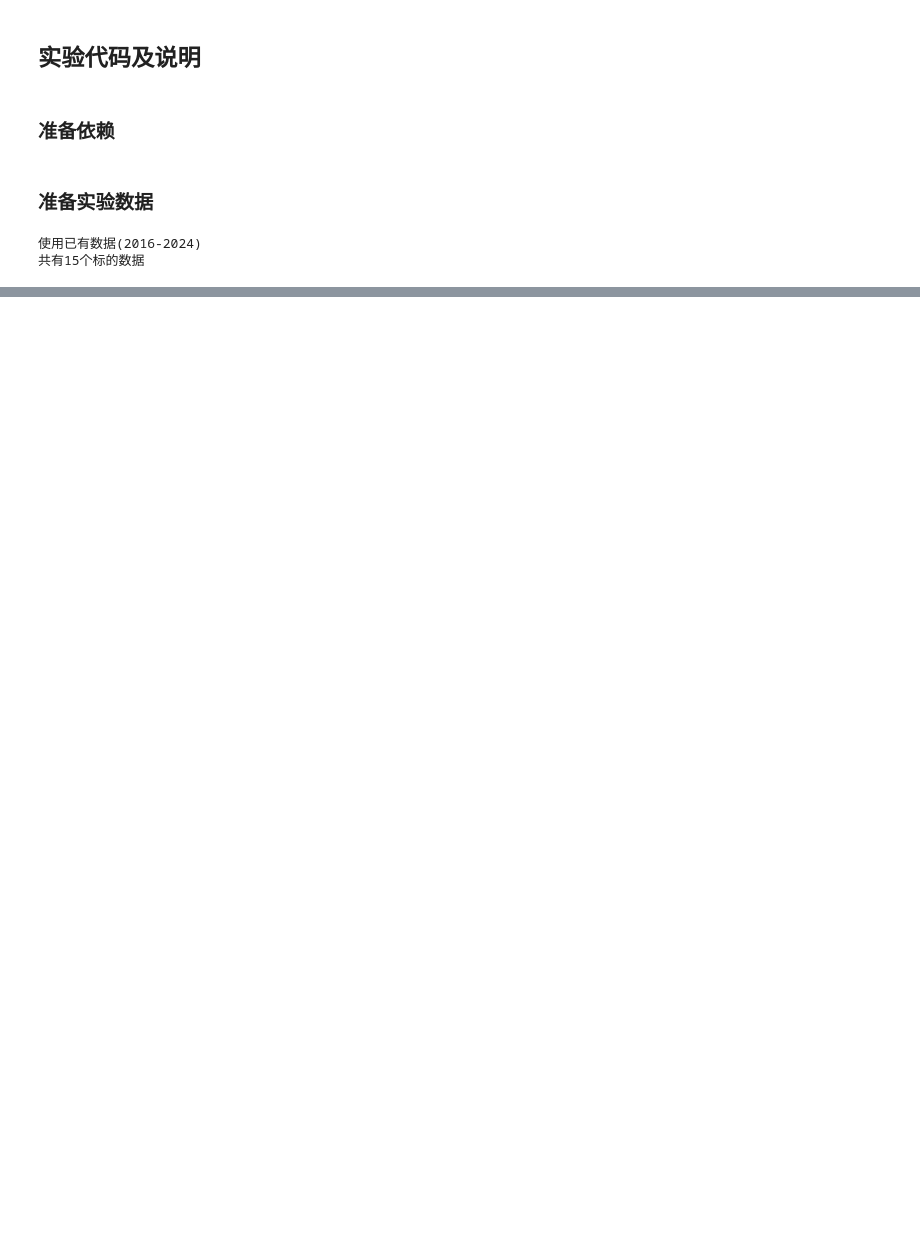
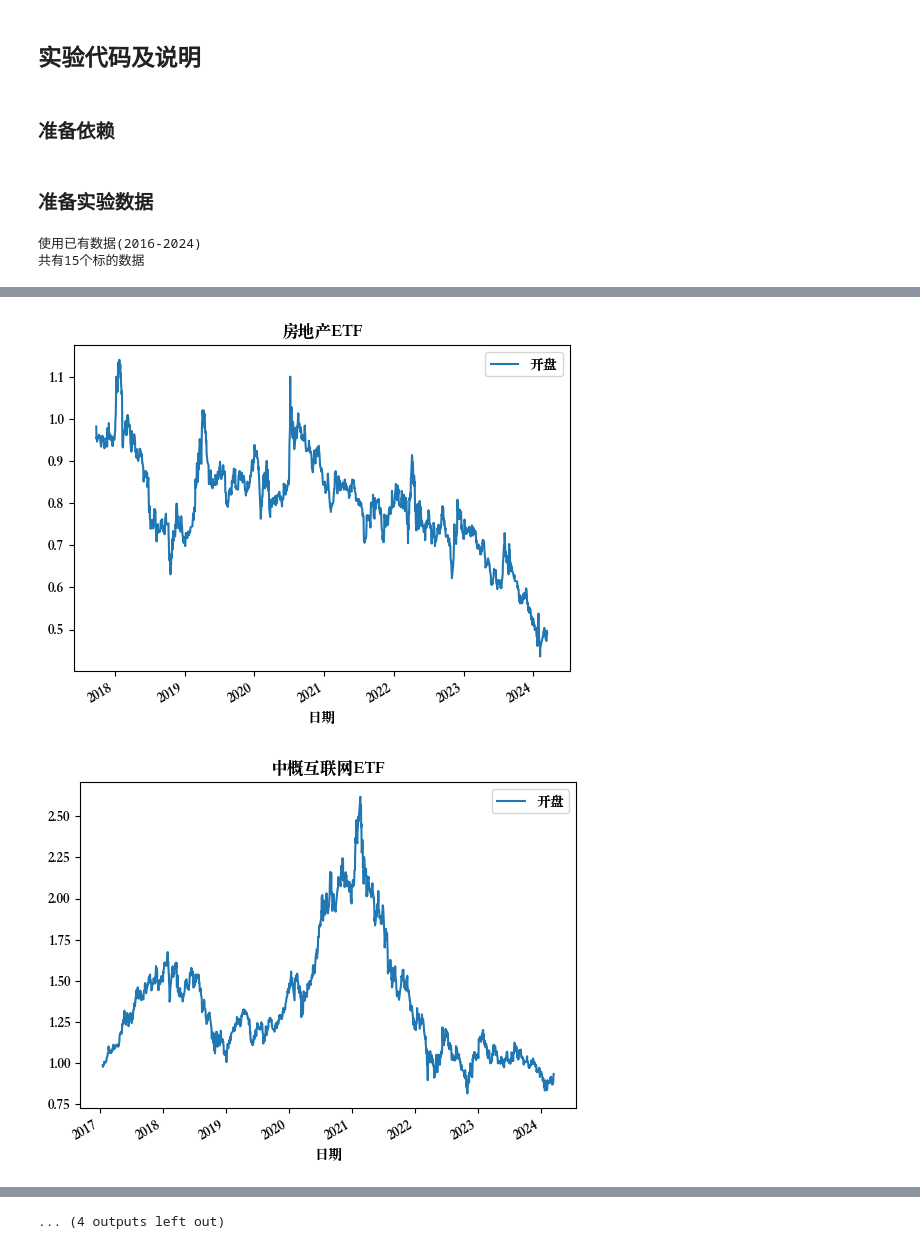
Before and after one commit to TheVeryDarkness/cs410, a Jupyter notebook: 1/1.ipynb, the cells around one changed output, grey strips where cells are left out. Saved outputs shown, nothing was run; the diff lists cells and outputs as text; code cells hidden in the pictures; blank space fills up the shorter version.

```diff
--- a/1/1.ipynb
+++ b/1/1.ipynb
@@ -45,7 +54,7 @@ import os
 # %% [markdown]
 ### 准备实验数据
 # %%
-stockNameCodes = [
+stockNameCodes: list[tuple[str, str]] = [
     ("512200", "房地产ETF"),
     ("513050", "中概互联网ETF"),
     ("510300", "沪深300ETF"),
@@ -64,16 +73,17 @@ stockNameCodes = [
 ]
 
 
-def Preprocess(startDate, endDate):
+def Preprocess(startDate: datetime.datetime, endDate: datetime.datetime):
     # 获取标的历史数据
     startDate = startDate - datetime.timedelta(days=365)
 
-    allStockDaily = {}
+    allStockDaily: dict[str, pd.DataFrame] = {}
     path = f'data/{startDate.strftime("%Y")}-{endDate.strftime("%Y")}'
     if os.path.exists(path):
         print(f'使用已有数据({startDate.strftime("%Y")}-{endDate.strftime("%Y")})')
         for code, name in stockNameCodes:
-            stockDaily = pd.read_csv(os.path.join(path, f"{name}_{code}.csv"))
+            stockDaily = pd.read_csv(os.path.join(
+                path, f"{name}_{code}.csv"), sep=',')
             stockDaily["日期"] = pd.to_datetime(stockDaily["日期"])
             stockDaily = stockDaily.set_index("日期", drop=False)
 
@@ -109,10 +119,66 @@ def Preprocess(startDate, endDate):
     return allStockDaily
 
 
-if __name__ == "__main__":
-    allStockDaily = Preprocess(datetime.datetime(
-        2017, 9, 1), datetime.datetime(2024, 3, 14))
-    print(f"共有{len(allStockDaily)}个标的数据")
+start = datetime.datetime(2017, 9, 1)
+end = datetime.datetime(2024, 3, 14)
+allStockDaily = Preprocess(start, end)
+print(f"共有{len(allStockDaily)}个标的数据")
 # %% [output]
 使用已有数据(2016-2024)
 共有15个标的数据
+# %%
+for stockNameCode in stockNameCodes:
+    df = allStockDaily[stockNameCode[0]]
+    # print(df.iloc[:, 0])
+    # 设置显示中文字体
+    mpl.rcParams["font.sans-serif"] = ["Songti SC"]
+
+    p = df.plot(x='日期', y='开盘', title=stockNameCode[1])
+    step = 90
+
+    cur = 0
+    periods = df.iloc[:, 0].size // step
+    # 初始资金：一百万
+    money = 1000000
+    stocks = 0
+    total_extra = 0
+
+    # 日期
+    d: list[datetime.datetime] = []
+    # 已投入资金
+    m: list[float] = []
+    # 剩余资金
+    n: list[float] = []
+    # 总资产
+    e: list[float] = []
+
+    while periods > 0:
+        # 本期准备使用的资金金额
+        period_money = money/periods
+        period_cost = period_money*38/1e5
+        price: float = df.iloc[cur, 1]
+        stock_count = (
+            period_money-period_cost)//price//100
+        stock_price = stock_count*100*price
+        extra = round(stock_price*38/1e5, 2)
+        money -= stock_price + extra
+        money = round(money, 2)
+        total_extra += extra
+        assert stock_price*18 / \
+            1e5 >= 5, f"{stock_price*18/1e5} >= 5，感觉浪费了，请调大一点投资周期（或增加投资资金）。"
+        stocks += stock_count*100
+        # print(cur, stocks, money)
+        periods -= 1
+        cur += step
+
+    price: float = df.iloc[cur, 1]
+    extra = round(stocks*price*43/1e5, 2)
+    final = stocks*price-extra
+    total_extra += extra
+    total_extra = round(total_extra, 2)
+    print(f"Stock Name: {stockNameCode[1]}")
+    print(f"Total Extra Cost: {total_extra}")
+    print(f"Final: {final} + {money} = {round(final+money,2)}")
+    assert stocks*price*18 / \
+        1e5 >= 5, f"{stocks*price*18/1e5} >= 5，感觉浪费了，请调大一点投资周期（或增加投资资金）。"
+# %% [output]
@@ -118,0 +202,2 @@ if __name__ == "__main__":
+[figure, added]
+[figure, added]
@@ -118,0 +213 @@ if __name__ == "__main__":
+... (4 outputs left out)
```
Also changed, not shown: parts of 4 cells of this notebook, 1 other file.
